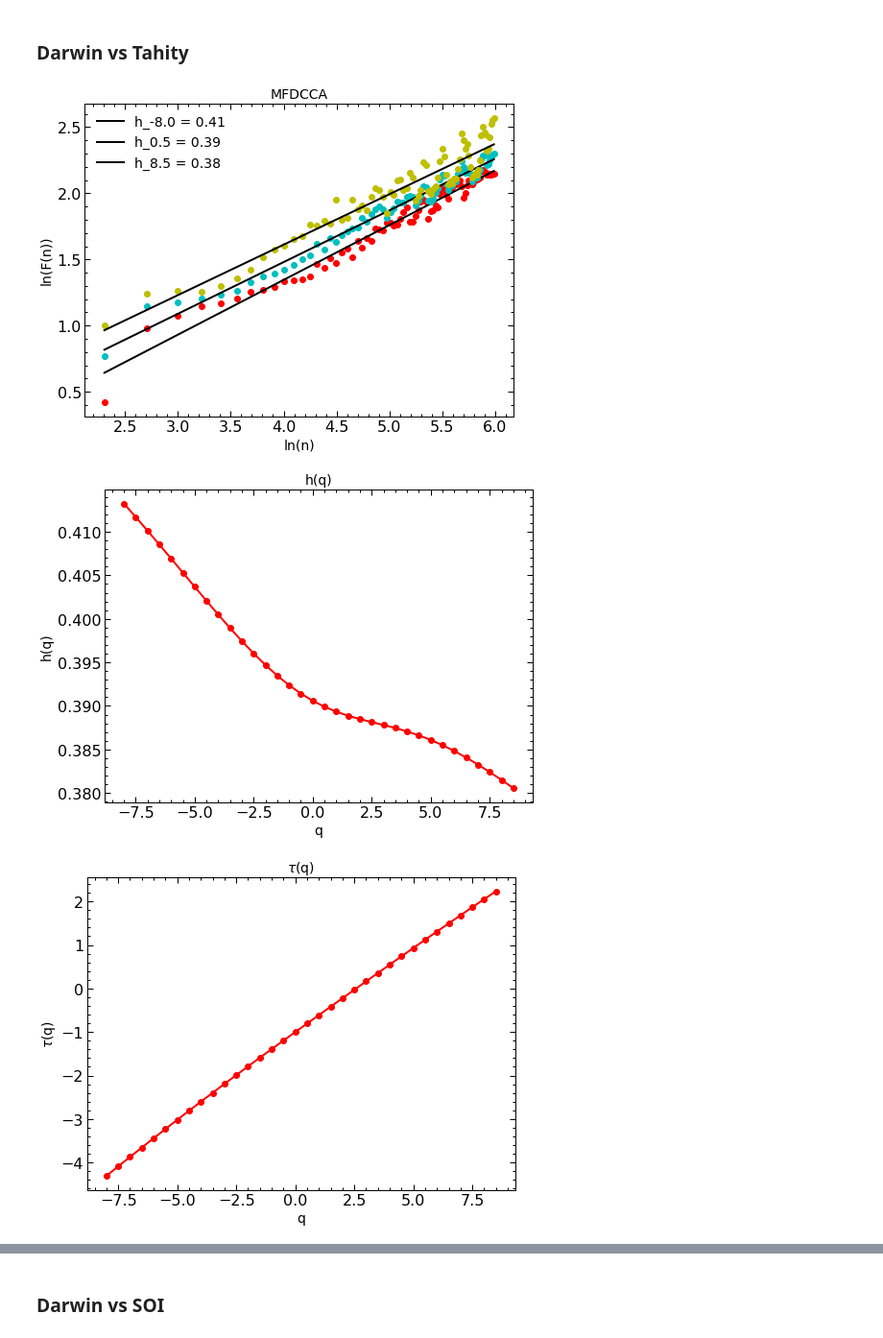
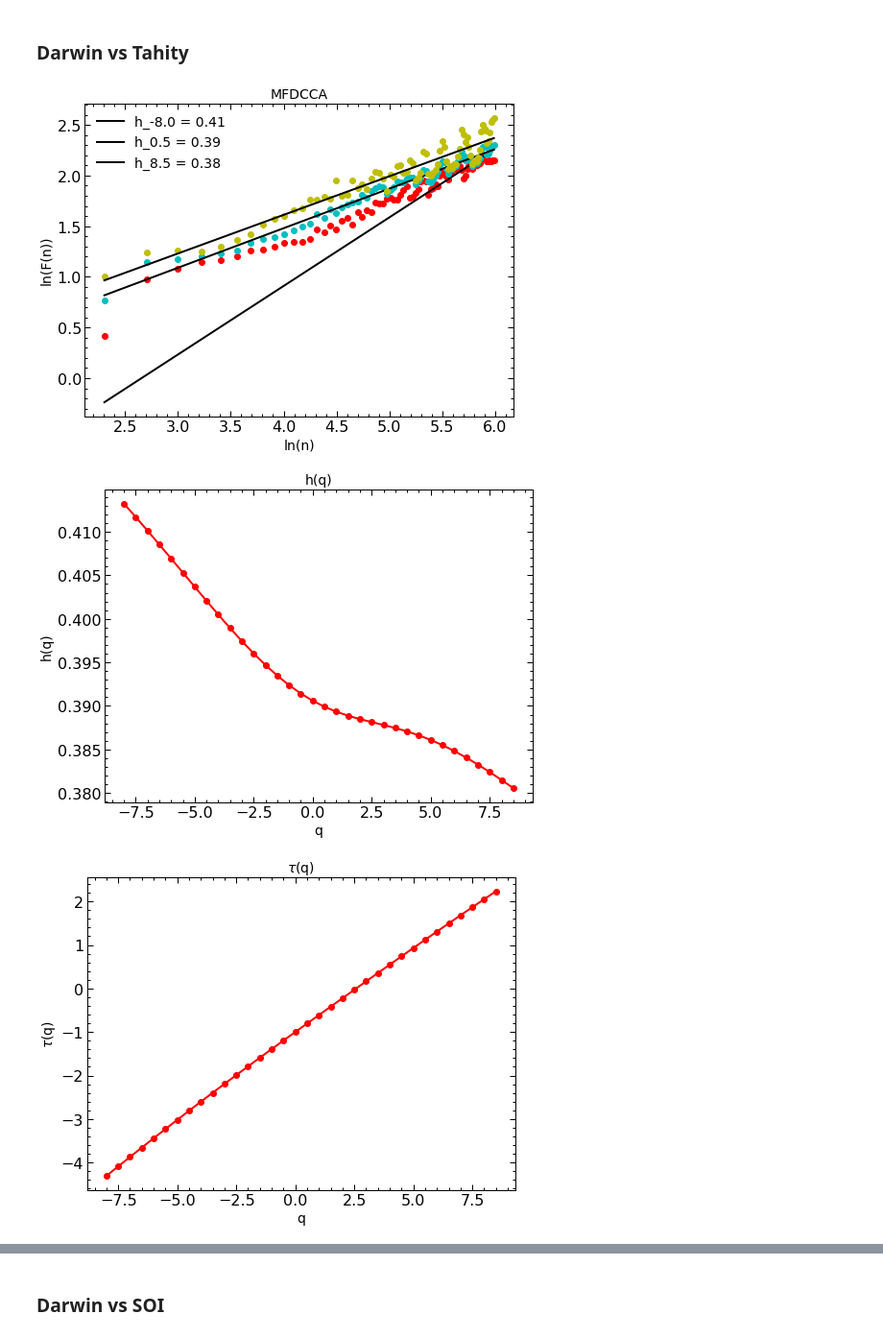
Before and after one commit to sebasjaro/MFDFAX, a Jupyter notebook: Python/MFDCCA.ipynb, the cells around one changed output, grey strips where cells are left out. Shown at 96% size. Drawn from its saved outputs; the diff is of its cells as text; code cells hidden in the pictures.

```diff
--- a/Python/MFDCCA.ipynb
+++ b/Python/MFDCCA.ipynb
@@ -93,7 +93,7 @@ c = fu.toAggregated(soi)
 # %% [markdown]
 ### Darwin vs Tahity
 # %%
-pymfdcca = fathon.MFDCCA(a, b)
+dar_tah_mfdcca = fathon.MFDCCA(a, b)
 start = 10
 #stop = len(a)/4
 stop = 400
@@ -103,47 +103,47 @@ polOrd = 1
 revSeg = False
 qs = np.arange(-8, 9, 0.5)
 
-n, F = pymfdcca.computeFlucVec(winSizes, qs, revSeg=revSeg, polOrd=polOrd)
-list_H, list_H_intercept = pymfdcca.fitFlucVec()
+dar_tah_n, dar_tah_F = dar_tah_mfdcca.computeFlucVec(winSizes, qs, revSeg=revSeg, polOrd=polOrd)
+list_H_dar_tah, list_H_intercept_dar_tah = dar_tah_mfdcca.fitFlucVec()
 # %%
-plt.plot(np.log(n), np.log(F[0, :]), 'ro')
-plt.plot(np.log(n), list_H_intercept[0]+list_H[0]*np.log(n), 'k-', label='h_{:.1f} = {:.2f}'.format(qs[0], list_H[0]))
+plt.plot(np.log(dar_tah_n), np.log(dar_tah_F[0, :]), 'ro')
+plt.plot(np.log(dar_tah_n), list_H_intercept[0]+list_H[0]*np.log(dar_tah_n), 'k-', label='h_{:.1f} = {:.2f}'.format(qs[0], list_H_dar_tah[0]))
 half_idx = int(len(qs)/2)
-plt.plot(np.log(n), np.log(F[half_idx, :]), 'co')
-plt.plot(np.log(n), list_H_intercept[half_idx]+list_H[half_idx]*np.log(n),
-         'k-', label='h_{:.1f} = {:.2f}'.format(qs[half_idx], list_H[half_idx]))
-plt.plot(np.log(n), np.log(F[-1, :]), 'yo')
-plt.plot(np.log(n), list_H_intercept[-1]+list_H[-1]*np.log(n), 'k-',
-         label='h_{:.1f} = {:.2f}'.format(qs[-1], list_H[-1]))
+plt.plot(np.log(dar_tah_n), np.log(dar_tah_F[half_idx, :]), 'co')
+plt.plot(np.log(dar_tah_n), list_H_intercept_dar_tah[half_idx]+list_H_dar_tah[half_idx]*np.log(dar_tah_n),
+         'k-', label='h_{:.1f} = {:.2f}'.format(qs[half_idx], list_H_dar_tah[half_idx]))
+plt.plot(np.log(dar_tah_n), np.log(dar_tah_F[-1, :]), 'yo')
+plt.plot(np.log(dar_tah_n), list_H_intercept_dar_tah[-1]+list_H_dar_tah[-1]*np.log(dar_tah_n), 'k-',
+         label='h_{:.1f} = {:.2f}'.format(qs[-1], list_H_dar_tah[-1]))
 plt.xlabel('ln(n)', fontsize=14)
 plt.ylabel('ln(F(n))', fontsize=14)
 plt.title('MFDCCA', fontsize=14)
 plt.legend(loc=0, fontsize=14)
 plt.show()
 
-plt.plot(qs, list_H, 'ro-')
+plt.plot(qs, list_H_dar_tah, 'ro-')
 plt.xlabel('q', fontsize=14)
 plt.ylabel('h(q)', fontsize=14)
 plt.title('h(q)', fontsize=14)
 plt.show()
 
-tau = pymfdcca.computeMassExponents()
+dar_tah_tau = dar_tah_mfdcca.computeMassExponents()
 
-plt.plot(qs, tau, 'ro-')
+plt.plot(qs, dar_tah_tau, 'ro-')
 plt.xlabel('q', fontsize=14)
 plt.ylabel('$\\tau$(q)', fontsize=14)
 plt.title('$\\tau$(q)', fontsize=14)
 plt.show()
 
-alpha, mfSpect = pymfdcca.computeMultifractalSpectrum()
+alpha_dar_tah, mfSpect_dar_tah = dar_tah_mfdcca.computeMultifractalSpectrum()
 
-plt.plot(alpha, mfSpect, 'ro-')
+plt.plot(alpha_dar_tah, mfSpect_dar_tah, 'ro-')
 plt.xlabel('$\\alpha$', fontsize=14)
 plt.ylabel('f($\\alpha$)', fontsize=14)
 plt.title('f($\\alpha$)', fontsize=14)
 plt.show()
 # %% [output]
-[figure, old version]
+[figure, new version]
 [figure]
 [figure]
 [figure]
```
Also changed, not shown: parts of 5 cells of this notebook.
